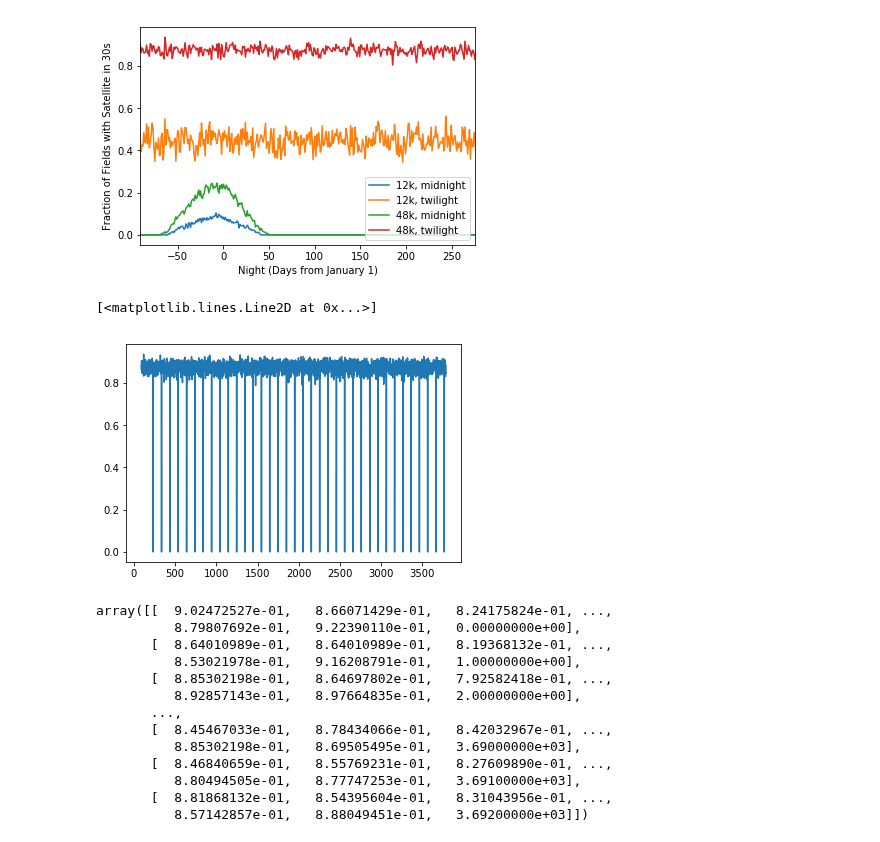
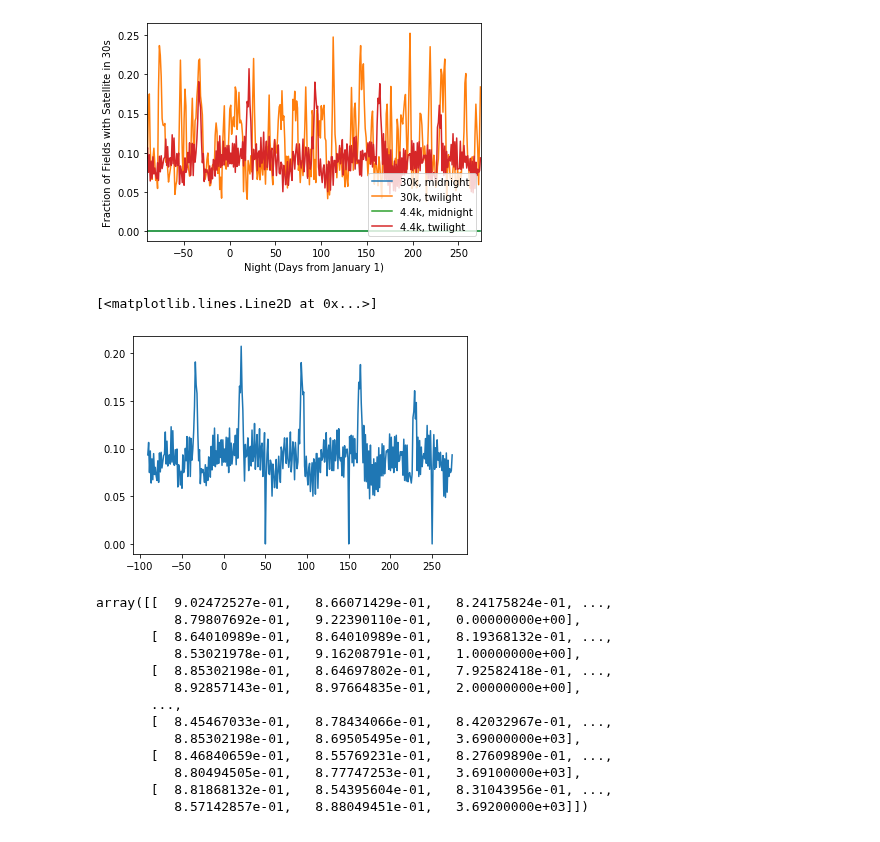
Before and after one commit to yoachim/satellite_collisions, a Jupyter notebook: all_low/viz_night_frac.ipynb, the cells around one changed output. Saved outputs shown, nothing was run; the diff lists cells and outputs as text; code cells hidden in the pictures.

```diff
--- a/all_low/viz_night_frac.ipynb
+++ b/all_low/viz_night_frac.ipynb
@@ -17,11 +17,13 @@ def viz_nf(filename='contam_fractions.npz'):
     plt.ylim([0,366])
 # %%
 #def viz_nf2(filename='contam_fractions.npz'):
-filename='contam_fractions.npz'
+filename='contam_fractions_scale.npz'
 data = np.load(filename)
 midnight= data['result_mjds'][:, 4]
 mjds = (data['result_mjds'].T - data['result_mjds'][:,4])*24.
 night = data['result_fractions'][:,-1]
+
+nsats = '30k'
 
 # jan 1, 2023
 jan_1_offset = -data['result_mjds'][:, 4][0] + 59945
@@ -29,7 +31,7 @@ jan_1_offset = -data['result_mjds'][:, 4][0] + 59945
 mjds = mjds[:,4]
 frac = data['result_fractions'][:,4]
 
-plt.plot(night - jan_1_offset, frac, label='12k, midnight')
+plt.plot(night - jan_1_offset, frac, label='%s, midnight' % nsats)
 plt.xlim([0,366])
 plt.xlabel('Night (days)')
 plt.ylabel('Fraction of Fields with Satellite in 30s')
@@ -43,21 +45,23 @@ night = data['result_fractions'][:,-1]
 mjds = mjds[:,4]
 frac = data['result_fractions'][:,0]
 good = np.where(frac > 0)
-plt.plot(night[good] - jan_1_offset, frac[good], label='12k, twilight')
+plt.plot(night[good] - jan_1_offset, frac[good], label='%s, twilight' % nsats)
 
 
 
 #def viz_nf2(filename='contam_fractions.npz'):
-filename='contam_fractions_scalesuper.npz'
+filename='contam_fractions_scale4k.npz'
 data = np.load(filename)
 midnight= data['result_mjds'][:, 4]
 mjds = (data['result_mjds'].T - data['result_mjds'][:,4])*24.
 night = data['result_fractions'][:,-1]
 
+nsats='4.4k'
+
 mjds = mjds[:,4]
 frac = data['result_fractions'][:,4]
 
-plt.plot(night - jan_1_offset, frac, label= '48k, midnight')
+plt.plot(night - jan_1_offset, frac, label= '%s, midnight' % nsats)
 plt.xlim([-jan_1_offset,366-jan_1_offset])
 plt.xlabel('Night (Days from January 1)')
 plt.ylabel('Fraction of Fields with Satellite in 30s')
@@ -68,18 +72,18 @@ plt.title('')
 frac = data['result_fractions'][:,0]
 # clean up what I think is an ephem bug
 good = np.where(frac > 0)[0]
-plt.plot(night[good] - jan_1_offset, frac[good], label='48k, twilight')
+plt.plot(night[good] - jan_1_offset, frac[good], label='%s, twilight' % nsats)
 
 
 plt.legend(loc="lower right")
 plt.savefig('frac_with_sats.pdf')
 # %% [output]
-[figure, old version]
+[figure, new version]
 # %%
-plt.plot(night - jan_1_offset, frac, label='48k, twilight')
+plt.plot(night - jan_1_offset, frac, label='4.4k, twilight')
 # %% [output]
 [<matplotlib.lines.Line2D at 0x...>]
-[figure, old version]
+[figure, new version]
 # %%
 data['result_fractions']
 # %% [output]
```
Also changed, not shown: parts of 2 cells of this notebook, 3 other files.
